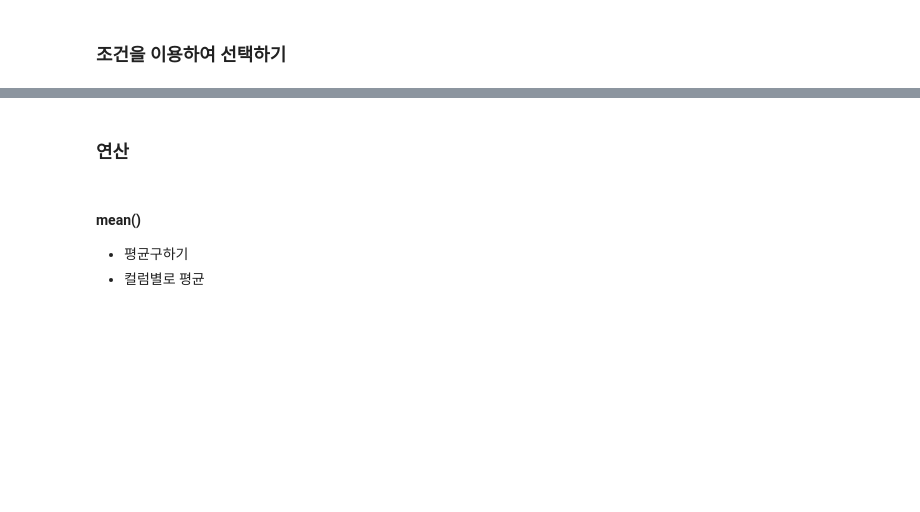
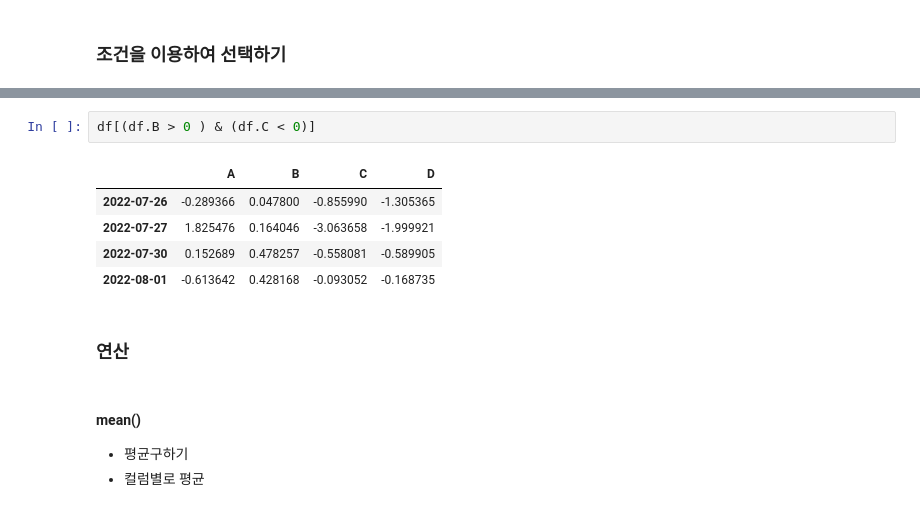
Before and after one commit to zangsu/AI_Hub, a Jupyter notebook: 2022_Mobile_AI_AIHUB/pandas.ipynb, the cells around one changed output, grey strips where cells are left out. Cells and saved outputs as stored; diff of their text form; blank space fills up the shorter version.

```diff
--- a/2022_Mobile_AI_AIHUB/pandas.ipynb
+++ b/2022_Mobile_AI_AIHUB/pandas.ipynb
@@ -113,3 +294,11 @@ dtype: object
+# %%
+df[(df.B > 0 ) & (df.C < 0)]
+# %% [output]
+|  | A | B | C | D |
+| 2022-07-26 | -0.289366 | 0.047800 | -0.855990 | -1.305365 |
+| 2022-07-27 | 1.825476 | 0.164046 | -3.063658 | -1.999921 |
+| 2022-07-30 | 0.152689 | 0.478257 | -0.558081 | -0.589905 |
+| 2022-08-01 | -0.613642 | 0.428168 | -0.093052 | -0.168735 |
 # %% [markdown]
 ### 연산
 # %% [markdown]
```
Also changed, not shown: parts of 19 cells of this notebook.
